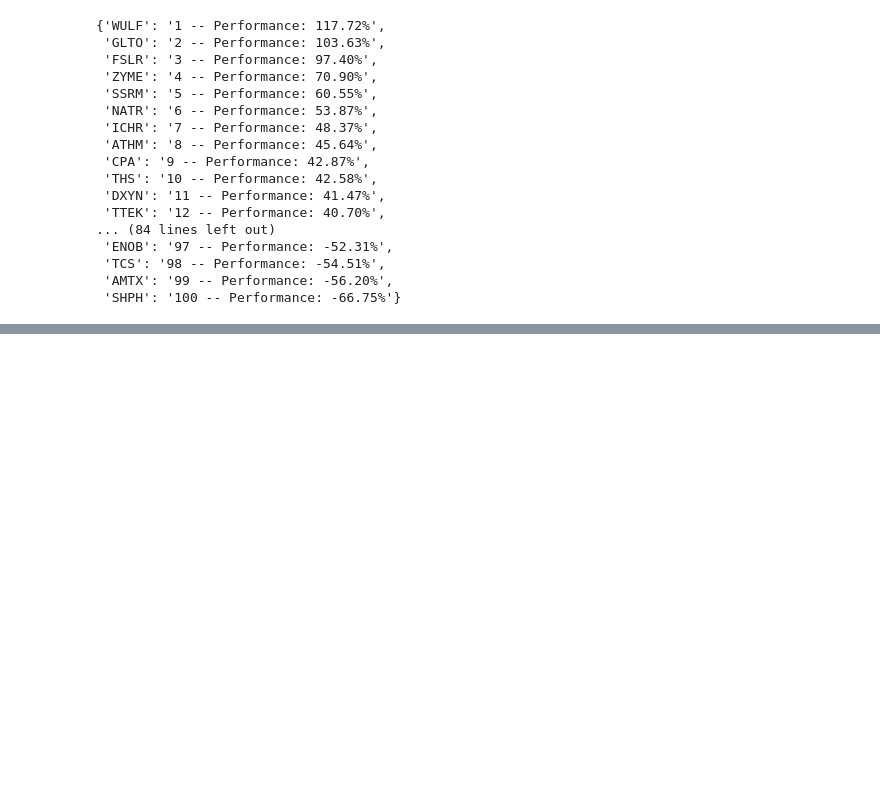
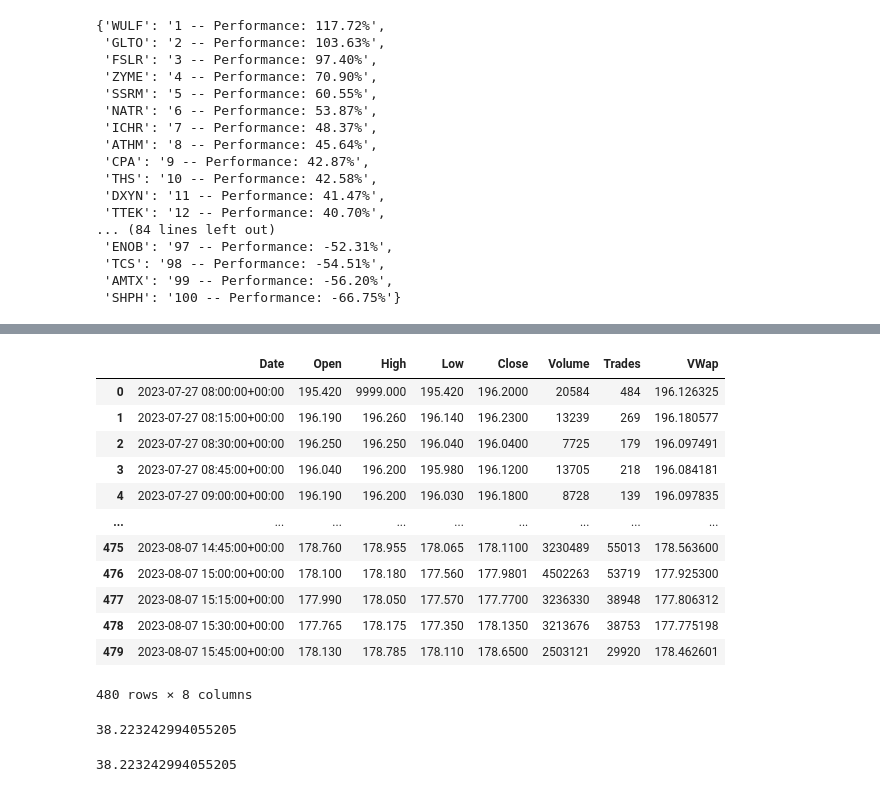
Before and after one commit to Red256/stockai, a Jupyter notebook: test.ipynb, the cells around one changed output, grey strips where cells are left out. Drawn from its saved outputs; the diff is of its cells as text; code cells hidden in the pictures; blank space fills up the shorter version.

```diff
--- a/test.ipynb
+++ b/test.ipynb
@@ -35,0 +311,7 @@ for row in df_rsi.itertuples():
+# %%
+import pandas as pd
+dfd = pd.read_csv(r'C:\development\poc\stockai\tessssssssssssssssssss.csv')
+for row in dfd.itertuples():
+    print(row)
+    print(row.Index)
+    break
@@ -35,0 +321,66 @@ for row in df_rsi.itertuples():
+# %%
+dfd
+# %% [output]
+|  | Date | Open | High | Low | Close | Volume | Trades | VWap |
+| 0 | 2023-07-27 08:00:00+00:00 | 195.420 | 9999.000 | 195.420 | 196.2000 | 20584 | 484 | 196.126325 |
+| 1 | 2023-07-27 08:15:00+00:00 | 196.190 | 196.260 | 196.140 | 196.2300 | 13239 | 269 | 196.180577 |
+| 2 | 2023-07-27 08:30:00+00:00 | 196.250 | 196.250 | 196.040 | 196.0400 | 7725 | 179 | 196.097491 |
+| 3 | 2023-07-27 08:45:00+00:00 | 196.040 | 196.200 | 195.980 | 196.1200 | 13705 | 218 | 196.084181 |
+| 4 | 2023-07-27 09:00:00+00:00 | 196.190 | 196.200 | 196.030 | 196.1800 | 8728 | 139 | 196.097835 |
+| ... | ... | ... | ... | ... | ... | ... | ... | ... |
+| 475 | 2023-08-07 14:45:00+00:00 | 178.760 | 178.955 | 178.065 | 178.1100 | 3230489 | 55013 | 178.563600 |
+| 476 | 2023-08-07 15:00:00+00:00 | 178.100 | 178.180 | 177.560 | 177.9801 | 4502263 | 53719 | 177.925300 |
+| 477 | 2023-08-07 15:15:00+00:00 | 177.990 | 178.050 | 177.570 | 177.7700 | 3236330 | 38948 | 177.806312 |
+| 478 | 2023-08-07 15:30:00+00:00 | 177.765 | 178.175 | 177.350 | 178.1350 | 3213676 | 38753 | 177.775198 |
+| 479 | 2023-08-07 15:45:00+00:00 | 178.130 | 178.785 | 178.110 | 178.6500 | 2503121 | 29920 | 178.462601 |
+480 rows × 8 columns
+# %%
+
+df_enrich = dfd.copy()
+span = 14
+min_periods = 3
+price_data = df_enrich['Close']
+diff = price_data.diff(1).dropna()
+up_chg = 0 * diff #arrays
+down_chg = 0 * diff
+up_chg[diff > 0] = diff[ diff>0 ]
+down_chg[diff < 0] = diff[ diff < 0 ]
+
+up_series_avg   = up_chg.ewm(span=span , min_periods=min_periods).mean()
+down_series_avg = down_chg.ewm(span=span , min_periods=min_periods).mean()
+
+rs = abs(up_series_avg/down_series_avg)
+rsi = 100 - 100/(1+rs)
+
+df_enrich['Up'] =up_series_avg
+df_enrich['Down'] =down_series_avg
+df_enrich[f'RS_{span}'] =rs
+df_enrich[f'RSI_{span}'] =rsi
+
+list(df_enrich[f'RSI_{span}'])[-1]
+# %% [output]
+38.223242994055205
+# %%
+df = dfd.copy()
+price_type ='Close'
+price_data = df[price_type]
+diff = price_data.diff(1).dropna()
+up_chg = 0 * diff #arrays
+down_chg = 0 * diff
+up_chg[diff > 0] = diff[ diff>0 ]
+down_chg[diff < 0] = diff[ diff < 0 ]
+
+up_series_avg   = up_chg.ewm(span=span , min_periods=min_periods).mean()
+down_series_avg = down_chg.ewm(span=span , min_periods=min_periods).mean()
+
+rs = abs(up_series_avg/down_series_avg)
+rsi = 100 - 100/(1+rs)
+
+df['Up'] =up_series_avg
+df['Down'] =down_series_avg
+df[f'RS_{span}'] =rs
+df[f'RSI_{span}'] =rsi
+
+list(df[f'RSI_{span}'])[-1]
+# %% [output]
+38.223242994055205
```
Also changed, not shown: parts of 48 cells of this notebook, 21 other files.
